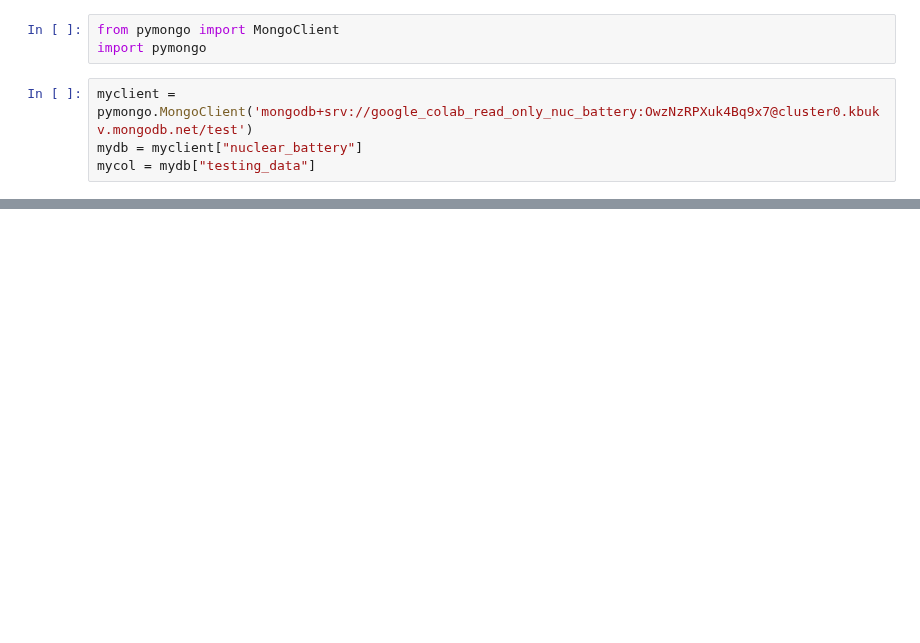
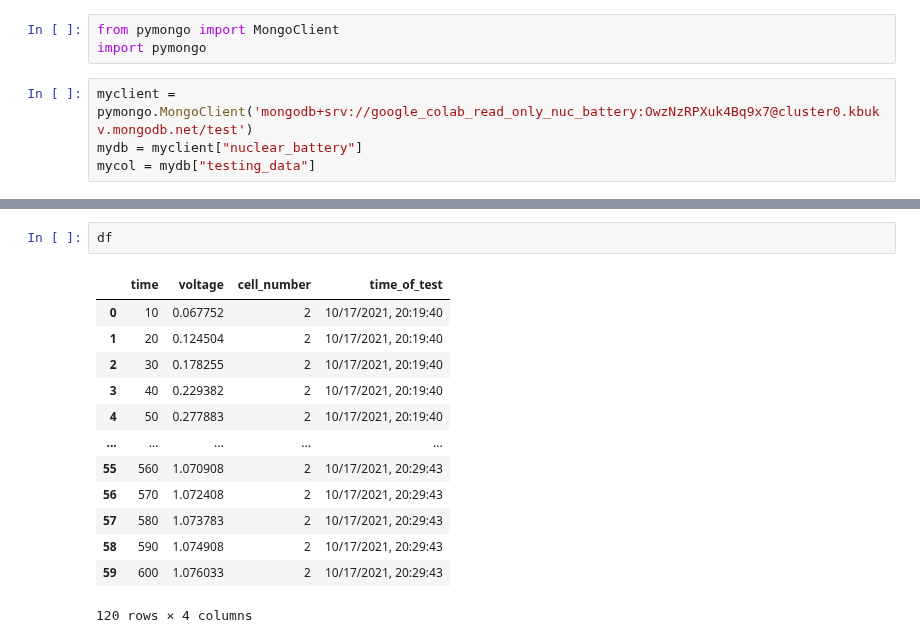
Before and after one commit to darkmatter2222/Nuclear-Battery, a Jupyter notebook: NuclearBatteryAnalysis .ipynb, the cells around one changed output, grey strips where cells are left out. Cells and saved outputs as stored; diff of their text form; blank space fills up the shorter version.

```diff
--- a/NuclearBatteryAnalysis .ipynb
+++ b/NuclearBatteryAnalysis .ipynb
@@ -23,0 +39,16 @@ for document in mycol.find():
+# %%
+df
+# %% [output]
+|  | time | voltage | cell_number | time_of_test |
+| 0 | 10 | 0.067752 | 2 | 10/17/2021, 20:19:40 |
+| 1 | 20 | 0.124504 | 2 | 10/17/2021, 20:19:40 |
+| 2 | 30 | 0.178255 | 2 | 10/17/2021, 20:19:40 |
+| 3 | 40 | 0.229382 | 2 | 10/17/2021, 20:19:40 |
+| 4 | 50 | 0.277883 | 2 | 10/17/2021, 20:19:40 |
+| ... | ... | ... | ... | ... |
+| 55 | 560 | 1.070908 | 2 | 10/17/2021, 20:29:43 |
+| 56 | 570 | 1.072408 | 2 | 10/17/2021, 20:29:43 |
+| 57 | 580 | 1.073783 | 2 | 10/17/2021, 20:29:43 |
+| 58 | 590 | 1.074908 | 2 | 10/17/2021, 20:29:43 |
+| 59 | 600 | 1.076033 | 2 | 10/17/2021, 20:29:43 |
+120 rows × 4 columns
```
Also changed, not shown: parts of 6 cells of this notebook.
